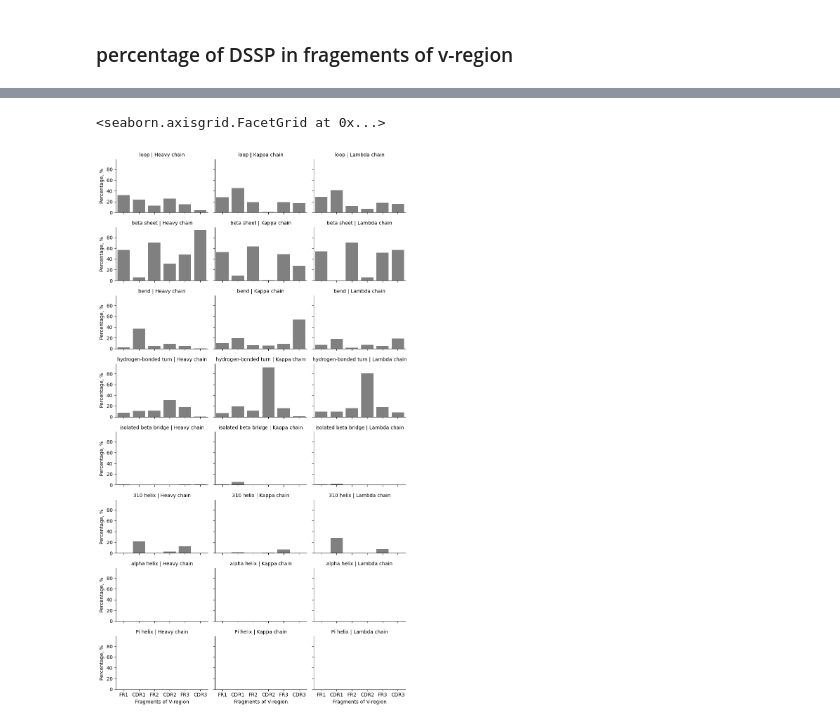
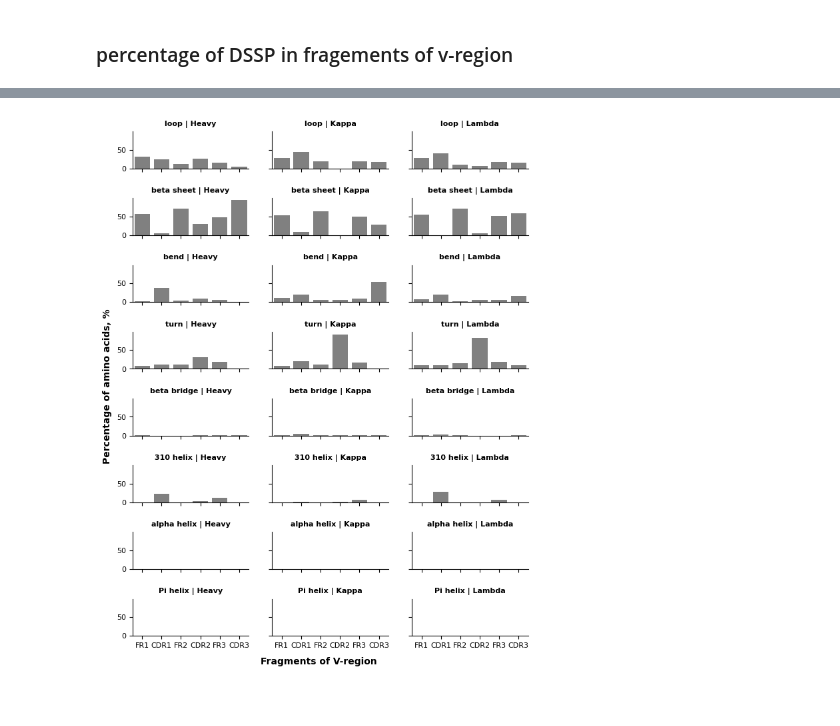
Before and after one commit to protein-design/predict_antibody, a Jupyter notebook: src/regions.ipynb, the cells around one changed output, grey strips where cells are left out. Saved outputs shown, nothing was run; the diff lists cells and outputs as text; code cells hidden in the pictures.

```diff
--- a/src/regions.ipynb
+++ b/src/regions.ipynb
@@ -194,13 +236,13 @@ plt.show()
 chain_types = {'H':'Heavy', 'K':'Kappa', 'L':'Lambda',}
 DSSP_CODES ={
     'H': 'alpha helix',
-    'B': 'isolated beta bridge',
+    'B': 'beta bridge', #isolated beta bridge
     'E': 'beta sheet',
     'S': 'bend',  #local, sharp turn
     'G': '310 helix',
     'I': 'Pi helix',
-    'T': 'hydrogen-bonded turn',
-    'C': 'coil or unstructured region',
+    'T': 'turn', #hydrogen-bonded turn
+    'C': 'coil',
     '-': 'loop',
 }
 # %%
@@ -293,10 +339,16 @@ gdf.head()
 # %%
 specie = 'Homo sapiens'
 sgdf = gdf[gdf['specie']==specie]
-g = sns.FacetGrid(sgdf, col='chain_type', row='structure', height=2, aspect=1.5)
+g = sns.FacetGrid(sgdf, col='chain_type', row='structure')
 g.map(sns.barplot, 'region_name', 'percent', order=['FR1', 'CDR1','FR2', 'CDR2','FR3', 'CDR3'], color='grey')
+g.set_titles(col_template="{col_name}", row_template="{row_name}", size=8, fontweight='bold')
+g.set(xlabel=None, ylabel=None)
+g.fig.text(0.5, -.03, 'Fragments of V-region', ha='center', rotation='horizontal', fontsize=10, fontweight='bold')
+g.fig.text(0, 0.5, 'Percentage of amino acids, %', va='center', rotation='vertical', fontsize=10, fontweight='bold')
+for ax in g.axes.flat:
+    ax.tick_params(axis='both', labelsize=8)
 
-g.set_titles(col_template="{col_name} chain", row_template="{row_name}")
-g.set_axis_labels('Fragments of V-region', 'Percentage, %')
-g.tight_layout()
+g.fig.subplots_adjust(wspace=.2, hspace=.8)
+g.fig.set_size_inches(16.5/2.54, 20/2.54)
+g.savefig(f'{specie}_dssp_percent.tif', dpi=300)
 # %% [output]
@@ -305,12 +356,17 @@ g.tight_layout()
 # %%
 specie = 'Mus musculus'
 sgdf = gdf[gdf['specie']==specie]
-g = sns.FacetGrid(sgdf, col='chain_type', row='structure', height=2, aspect=1.5)
+g = sns.FacetGrid(sgdf, col='chain_type', row='structure')
 g.map(sns.barplot, 'region_name', 'percent', order=['FR1', 'CDR1','FR2', 'CDR2','FR3', 'CDR3'], color='grey')
+g.set_titles(col_template="{col_name}", row_template="{row_name}", size=8, fontweight='bold')
+g.set(xlabel=None, ylabel=None)
+g.fig.text(0.5, -.03, 'Fragments of V-region', ha='center', rotation='horizontal', fontsize=10, fontweight='bold')
+g.fig.text(0, 0.5, 'Percentage of amino acids, %', va='center', rotation='vertical', fontsize=10, fontweight='bold')
+for ax in g.axes.flat:
+    ax.tick_params(axis='both', labelsize=8)
 
-g.set_titles(col_template="{col_name} chain", row_template="{row_name}")
-g.set_axis_labels('Fragments of V-region', 'Percentage, %')
-g.tight_layout()
+g.fig.subplots_adjust(wspace=.2, hspace=.8)
+g.fig.set_size_inches(16.5/2.54, 20/2.54)
+g.savefig(f'{specie}_dssp_percent.tif', dpi=300)
 # %% [output]
-<seaborn.axisgrid.FacetGrid at 0x...>
-[figure, old version]
+[figure, new version]
```
Also changed, not shown: parts of 17 cells of this notebook, 16 other files.
